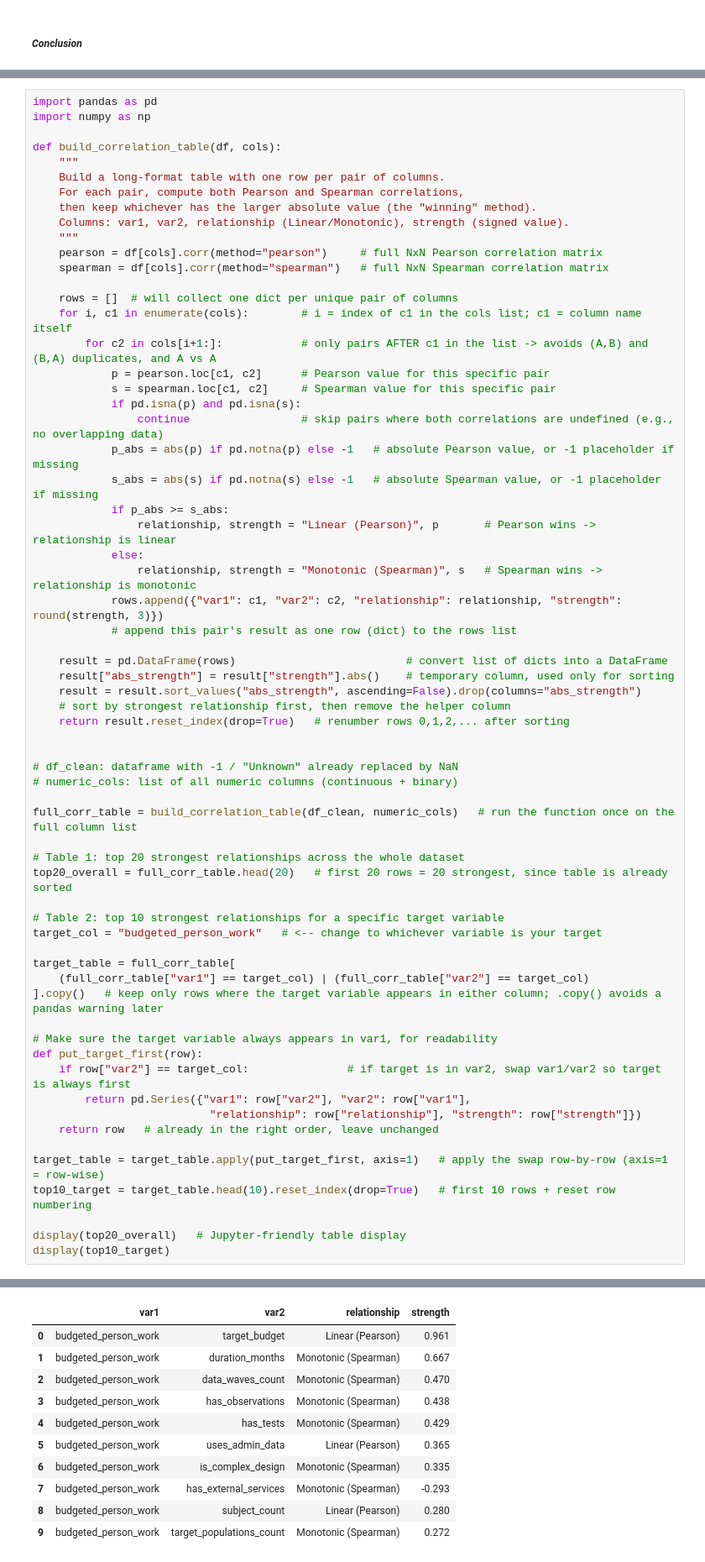
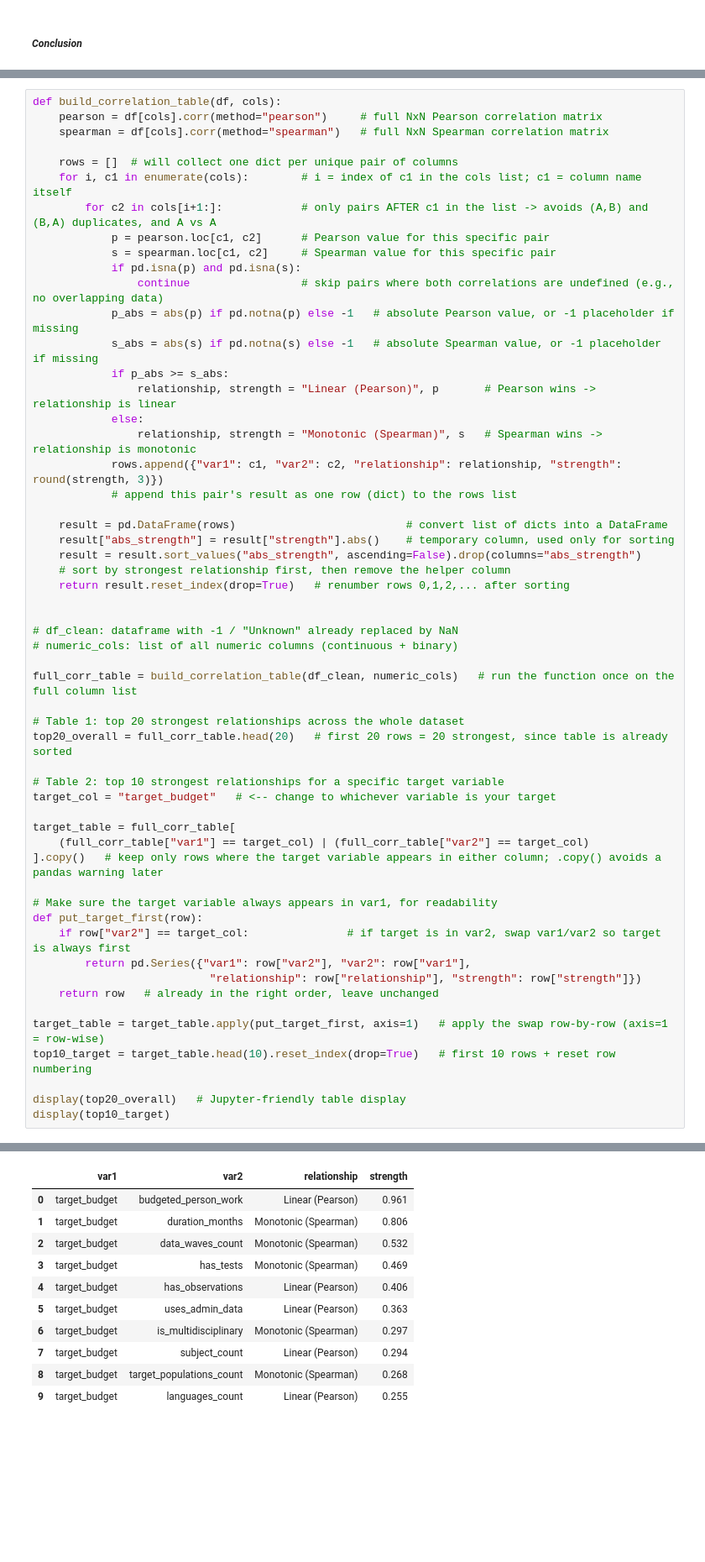
Before and after one commit to idowein/MOECSO, a Jupyter notebook: budget_estimation/Budget_estimation.ipynb, the cells around one changed output, grey strips where cells are left out. Shown at 84% size. Saved outputs shown, nothing was run; the diff lists cells and outputs as text; blank space fills up the shorter version.

```diff
--- a/budget_estimation/Budget_estimation.ipynb
+++ b/budget_estimation/Budget_estimation.ipynb
@@ -396,16 +411,7 @@ def build_correlation_table (df, cols):
         result.sort_values(by="abs_strength", ascending=False).drop(columns=["abs_strength"])   # sort by strongest relationship first, then remove the helper column
         return result.reset_index(drop=True)    # renumber rows 0,1,2,... after sorting
 # %%
-import pandas as pd
-import numpy as np
-
 def build_correlation_table(df, cols):
-    """
-    Build a long-format table with one row per pair of columns.
-    For each pair, compute both Pearson and Spearman correlations,
-    then keep whichever has the larger absolute value (the "winning" method).
-    Columns: var1, var2, relationship (Linear/Monotonic), strength (signed value).
-    """
     pearson = df[cols].corr(method="pearson")     # full NxN Pearson correlation matrix
     spearman = df[cols].corr(method="spearman")   # full NxN Spearman correlation matrix
 
@@ -441,7 +447,7 @@ full_corr_table = build_correlation_table(df_clean, numeric_cols)   # run the fu
 top20_overall = full_corr_table.head(20)   # first 20 rows = 20 strongest, since table is already sorted
 
 # Table 2: top 10 strongest relationships for a specific target variable
-target_col = "budgeted_person_work"   # <-- change to whichever variable is your target
+target_col = "target_budget"   # <-- change to whichever variable is your target
 
 target_table = full_corr_table[
     (full_corr_table["var1"] == target_col) | (full_corr_table["var2"] == target_col)
@@ -451,40 +457,40 @@ target_table = full_corr_table[
 def put_target_first(row):
     if row["var2"] == target_col:               # if target is in var2, swap var1/var2 so target is always first
         return pd.Series({"var1": row["var2"], "var2": row["var1"],
                            "relationship": row["relationship"], "strength": row["strength"]})
     return row   # already in the right order, leave unchanged
 
 target_table = target_table.apply(put_target_first, axis=1)   # apply the swap row-by-row (axis=1 = row-wise)
 top10_target = target_table.head(10).reset_index(drop=True)   # first 10 rows + reset row numbering
 
 display(top20_overall)   # Jupyter-friendly table display
 display(top10_target)
 # %% [output]
 |  | var1 | var2 | relationship | strength |
 | 0 | budgeted_person_work | target_budget | Linear (Pearson) | 0.961 |
 | 1 | duration_months | target_budget | Monotonic (Spearman) | 0.806 |
 | 2 | duration_months | budgeted_person_work | Monotonic (Spearman) | 0.667 |
 | 3 | uses_admin_data | requires_data_linking | Monotonic (Spearman) | 0.616 |
 | 4 | duration_months | data_waves_count | Linear (Pearson) | 0.566 |
 | 5 | languages_count | requires_translation | Monotonic (Spearman) | 0.540 |
 | 6 | data_waves_count | target_budget | Monotonic (Spearman) | 0.532 |
 | 7 | duration_months | has_tests | Monotonic (Spearman) | 0.528 |
 | 8 | is_complex_design | is_multidisciplinary | Monotonic (Spearman) | 0.526 |
 | 9 | site_count | requires_data_linking | Linear (Pearson) | 0.524 |
 | ... | ... | ... | ... | ... |
 | 15 | subject_count | requires_data_linking | Linear (Pearson) | 0.440 |
 | 16 | has_observations | budgeted_person_work | Monotonic (Spearman) | 0.438 |
 | 17 | duration_months | is_complex_design | Monotonic (Spearman) | 0.434 |
 | 18 | has_tests | budgeted_person_work | Monotonic (Spearman) | 0.429 |
 | 19 | has_observations | target_budget | Linear (Pearson) | 0.406 |
 |  | var1 | var2 | relationship | strength |
-| 0 | budgeted_person_work | target_budget | Linear (Pearson) | 0.961 |
-| 1 | budgeted_person_work | duration_months | Monotonic (Spearman) | 0.667 |
-| 2 | budgeted_person_work | data_waves_count | Monotonic (Spearman) | 0.470 |
-| 3 | budgeted_person_work | has_observations | Monotonic (Spearman) | 0.438 |
-| 4 | budgeted_person_work | has_tests | Monotonic (Spearman) | 0.429 |
-| 5 | budgeted_person_work | uses_admin_data | Linear (Pearson) | 0.365 |
-| 6 | budgeted_person_work | is_complex_design | Monotonic (Spearman) | 0.335 |
-| 7 | budgeted_person_work | has_external_services | Monotonic (Spearman) | -0.293 |
-| 8 | budgeted_person_work | subject_count | Linear (Pearson) | 0.280 |
-| 9 | budgeted_person_work | target_populations_count | Monotonic (Spearman) | 0.272 |
+| 0 | target_budget | budgeted_person_work | Linear (Pearson) | 0.961 |
+| 1 | target_budget | duration_months | Monotonic (Spearman) | 0.806 |
+| 2 | target_budget | data_waves_count | Monotonic (Spearman) | 0.532 |
+| 3 | target_budget | has_tests | Monotonic (Spearman) | 0.469 |
+| 4 | target_budget | has_observations | Linear (Pearson) | 0.406 |
+| 5 | target_budget | uses_admin_data | Linear (Pearson) | 0.363 |
+| 6 | target_budget | is_multidisciplinary | Monotonic (Spearman) | 0.297 |
+| 7 | target_budget | subject_count | Linear (Pearson) | 0.294 |
+| 8 | target_budget | target_populations_count | Monotonic (Spearman) | 0.268 |
+| 9 | target_budget | languages_count | Linear (Pearson) | 0.255 |
```
Also changed, not shown: parts of 1 cell of this notebook.
